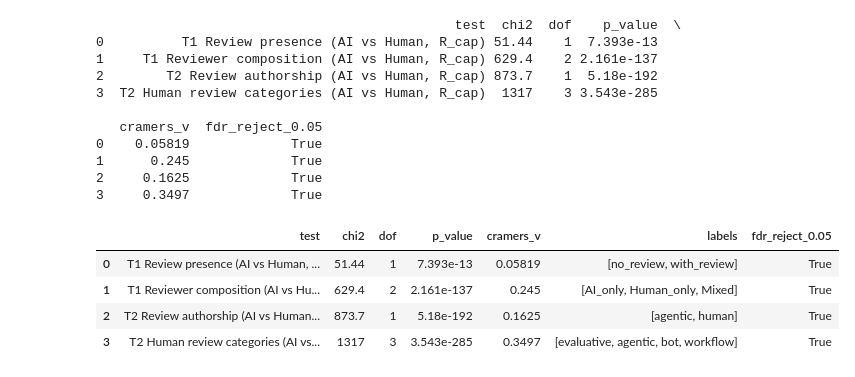
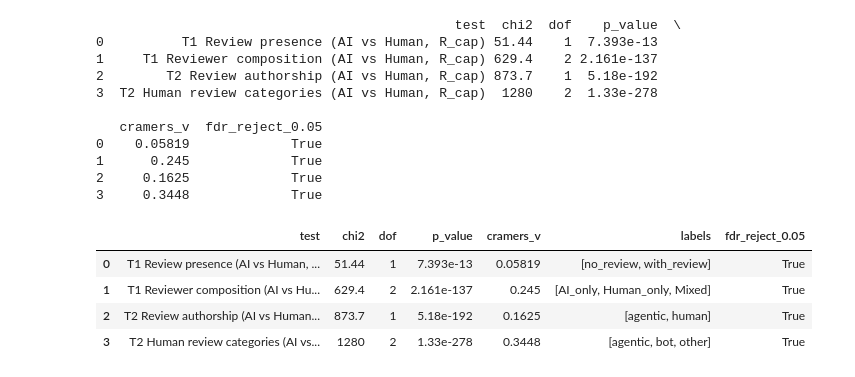
Before and after one commit to ncusi/reviewing-ai-generated-prs-ease2026-short, a Jupyter notebook: Tests.ipynb, the cells around one changed output. Cells and saved outputs as stored; diff of their text form; code cells hidden in the pictures.

```diff
--- a/Tests.ipynb
+++ b/Tests.ipynb
@@ -90,9 +90,9 @@ tests.append(
 tests.append(
     chi2_test(
         name="T2 Human review categories (AI vs Human, R_cap)",
-        counts_a=[3333, 1661, 568, 792],  # AI agent PRs
-        counts_b=[3089, 80, 223, 1020],   # Human PRs
-        labels=["evaluative", "agentic", "bot", "workflow"]
+        counts_a=[1647, 543, 4164],  # AI agent PRs
+        counts_b=[72, 212, 4128],   # Human PRs
+        labels=["agentic", "bot", "other"]
     )
 )
 
@@ -103,33 +103,33 @@ tests.append(
 pvals = [t["p_value"] for t in tests]
 reject = benjamini_hochberg(pvals, alpha=0.05)
 
 # -----------------------
 # Output
 # -----------------------
 
 df = pd.DataFrame(tests)
 df["fdr_reject_0.05"] = reject
 
 pd.set_option("display.float_format", "{:.4g}".format)
 print(df[["test", "chi2", "dof", "p_value", "cramers_v", "fdr_reject_0.05"]])
 
 # Optional: save to CSV
 df.to_csv("chi2_results.csv", index=False)
 display(df)
 # %% [output]
                                               test  chi2  dof    p_value  \
 0          T1 Review presence (AI vs Human, R_cap) 51.44    1  7.393e-13
 1     T1 Reviewer composition (AI vs Human, R_cap) 629.4    2 2.161e-137
 2        T2 Review authorship (AI vs Human, R_cap) 873.7    1  5.18e-192
-3  T2 Human review categories (AI vs Human, R_cap)  1317    3 3.543e-285
+3  T2 Human review categories (AI vs Human, R_cap)  1280    2  1.33e-278
 
    cramers_v  fdr_reject_0.05
 0    0.05819             True
 1      0.245             True
 2     0.1625             True
-3     0.3497             True
+3     0.3448             True
 |  | test | chi2 | dof | p_value | cramers_v | labels | fdr_reject_0.05 |
 | 0 | T1 Review presence (AI vs Human, ... | 51.44 | 1 | 7.393e-13 | 0.05819 | [no_review, with_review] | True |
 | 1 | T1 Reviewer composition (AI vs Hu... | 629.4 | 2 | 2.161e-137 | 0.245 | [AI_only, Human_only, Mixed] | True |
 | 2 | T2 Review authorship (AI vs Human... | 873.7 | 1 | 5.18e-192 | 0.1625 | [agentic, human] | True |
-| 3 | T2 Human review categories (AI vs... | 1317 | 3 | 3.543e-285 | 0.3497 | [evaluative, agentic, bot, workflow] | True |
+| 3 | T2 Human review categories (AI vs... | 1280 | 2 | 1.33e-278 | 0.3448 | [agentic, bot, other] | True |
```
Also changed, not shown: 2 other files.
